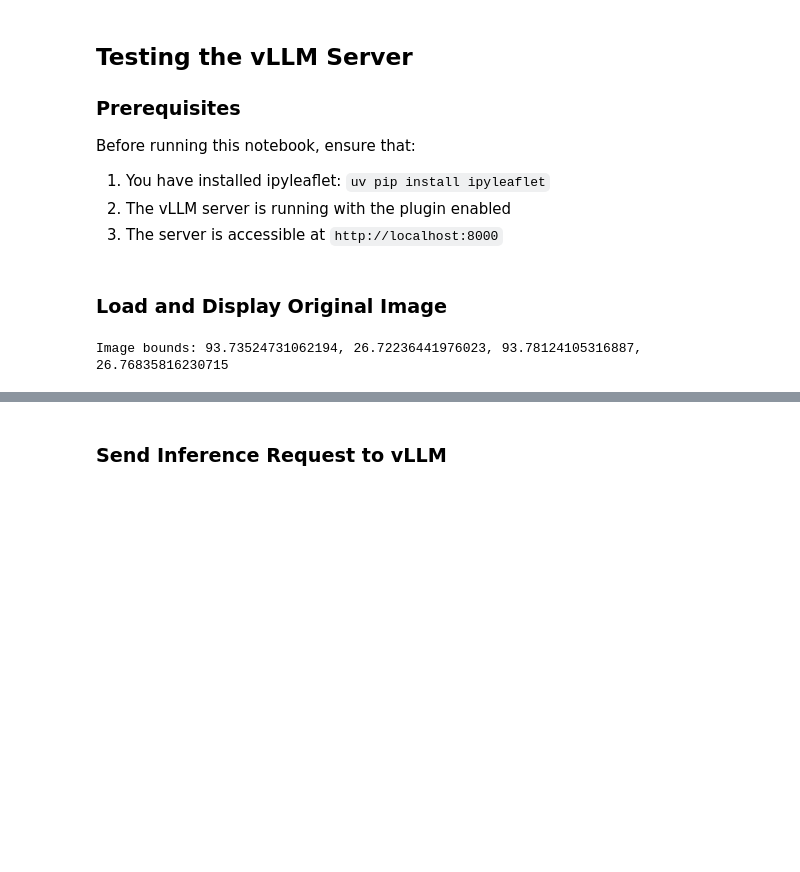
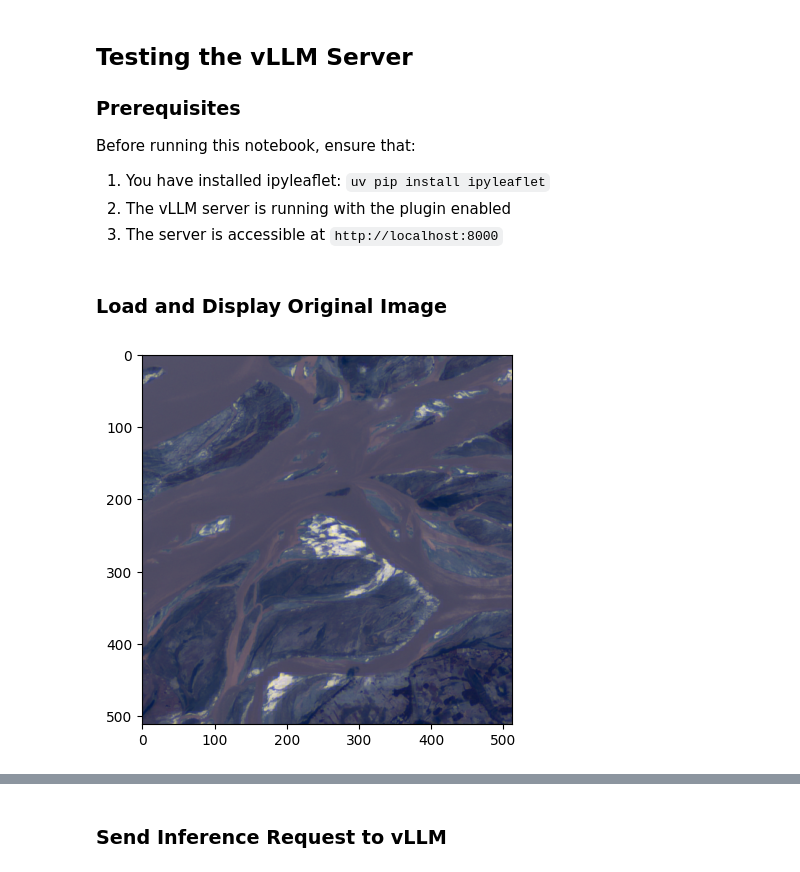
Before and after one commit to virdi/ESA-NASA-Workshop-2026, a Jupyter notebook: Day 2/Track 3/Operational-GeoAI-Model-Serving/Part2/1_run_model_in_vllm/inference.ipynb, the cells around one changed output, grey strips where cells are left out. Saved outputs shown, nothing was run; the diff lists cells and outputs as text; code cells hidden in the pictures; blank space fills up the shorter version.

Commit message:
revert back to imshow
Signed-off-by: Michele Gazzetti <michele.gazzetti1@ibm.com>

```diff
--- a/Day 2/Track 3/Operational-GeoAI-Model-Serving/Part2/1_run_model_in_vllm/inference.ipynb
+++ b/Day 2/Track 3/Operational-GeoAI-Model-Serving/Part2/1_run_model_in_vllm/inference.ipynb
@@ -25,25 +26,16 @@ from PIL import Image
 # %%
 # Read the original image and get its bounds
 input_path = "../samples/India_900498_S2Hand.tif"
 
 with rasterio.open(input_path) as img_src:
     # Read RGB bands
     img_data = img_src.read([3, 2, 1])
     # Transpose to (height, width, channels) for matplotlib
     img_rgb = np.transpose(img_data, (1, 2, 0))
     # Normalize to 0-1 range for display
     img_rgb = (img_rgb - img_rgb.min()) / (img_rgb.max() - img_rgb.min())
 
-    # Get bounds in WGS84 (EPSG:4326) for ipyleaflet
-    bounds = img_src.bounds
-    src_crs = img_src.crs
-
-    # Transform bounds to WGS84 if needed
-    if src_crs.to_string() != 'EPSG:4326':
-        west, south, east, north = transform_bounds(src_crs, 'EPSG:4326', *bounds)
-    else:
-        west, south, east, north = bounds.left, bounds.bottom, bounds.right, bounds.top
-
-print(f"Image bounds: {west}, {south}, {east}, {north}")
+plt.imshow(img_rgb)
+plt.show()
 # %% [output]
-Image bounds: 93.73524731062194, 26.72236441976023, 93.78124105316887, 26.76835816230715
+[figure, added]
```
Also changed, not shown: parts of 10 cells of this notebook.
